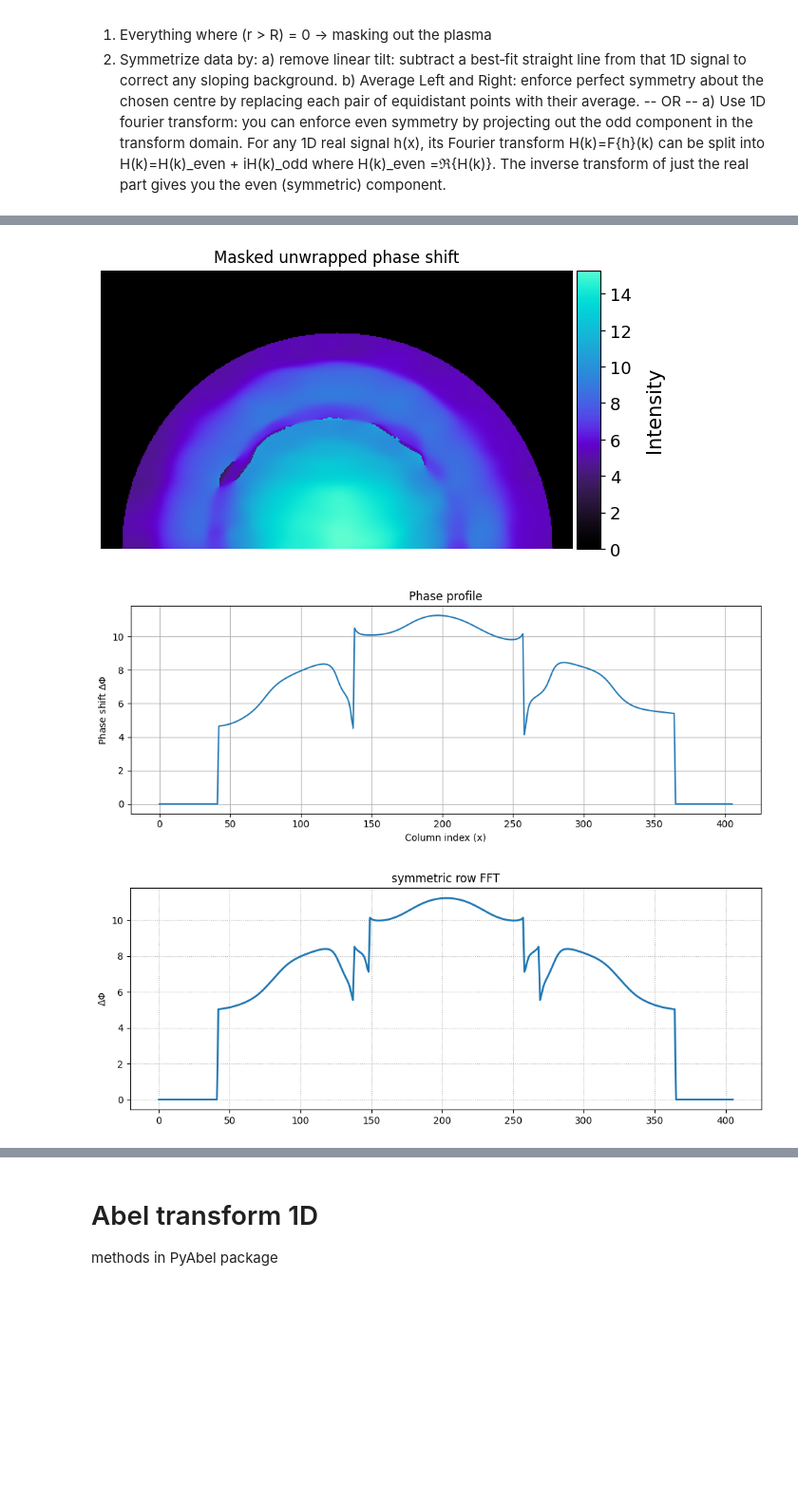
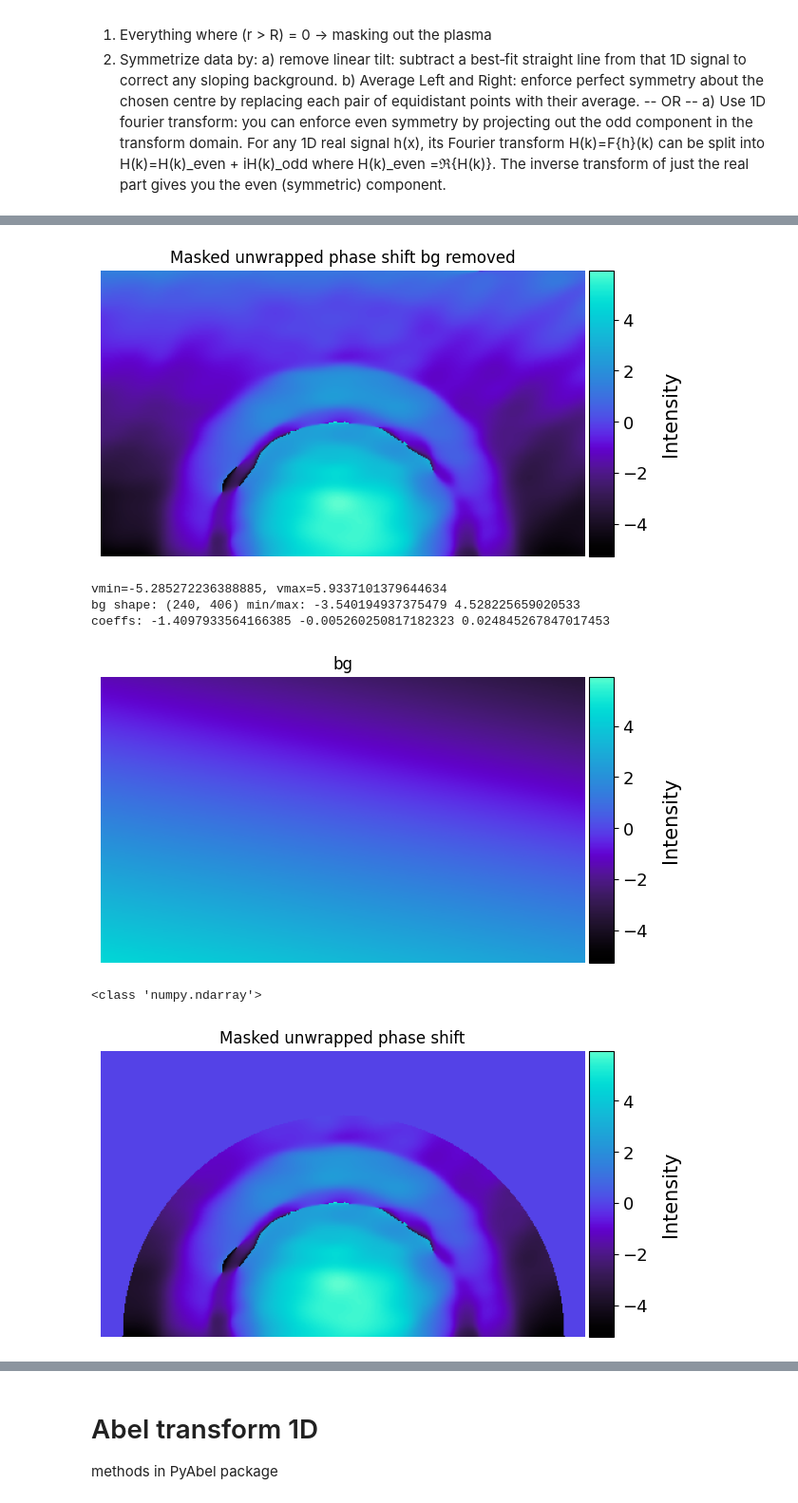
Before and after one commit to josef-codes/Abel-inversion, a Jupyter notebook: src/Phase_shift_extraction_automated.ipynb, the cells around one changed output, grey strips where cells are left out. Shown at 95% size. Drawn from its saved outputs; the diff is of its cells as text; code cells hidden in the pictures; blank space fills up the shorter version.

```diff
--- a/src/Phase_shift_extraction_automated.ipynb
+++ b/src/Phase_shift_extraction_automated.ipynb
@@ -72,8 +72,8 @@ print("--- Files ---")
 # path_img_files = os.path.join(path4, folders4[1])
 # path_ref_files = os.path.join(path, folders[1], folders2[1], folders3[9])
 
-path_img_files = constants.dir_1064_H6_3
-path_ref_files = constants.dir_1064_x2_H6
+path_img_files = global_constants.dir_1064_H6_3
+path_ref_files = global_constants.dir_1064_x2_H6
 
 files_img = global_utils.get_file_names(path_img_files)
 files_img = global_utils.filter_by_M_exact(
@@ -314,24 +309,37 @@ semicircle_mask = functions_abel.make_semicircle_mask((rows, cols),
                          center = (y0, x0),
                          radius =  mask_radius,
                          smooth_sigma = None)
+
+# fit polynomial - remove background:
+bool_tilt_masked = False
+if bool_tilt_masked:
+    mask_flipped = 1 - semicircle_mask.astype(bool) # I need the outside
+    bg, coeffs = functions_phase_shift.fit_plane_background(image_unwrapped, mask=mask_flipped)
+else:
+    bg, coeffs = functions_phase_shift.fit_plane_background(image_unwrapped)
+
+image_unwrapped = image_unwrapped - bg # remove background
+
+bool_normalise_phase = True
+if bool_normalise_phase: # normalise to 0
+    image_unwrapped = functions_abel.normalize_image(image_unwrapped, force_zero=True) # normalise
+
+fig, axes_im = global_functions_im.plot_image(image_unwrapped, title='Masked unwrapped phase shift bg removed', cmap=cmr.cosmic)
+vmin, vmax = axes_im.get_clim()
+print(f"vmin={vmin}, vmax={vmax}")
+print("bg shape:", bg.shape,
+      "min/max:", bg.min(), bg.max())
+c0, c_x, c_y = coeffs
+print("coeffs:", c0, c_x, c_y)
+
+global_functions_im.plot_image(bg,
+                      title="bg",
+                      match_scale=(vmin, vmax),
+                      cmap=cmr.cosmic)
+# global_functions_im.plot_image(bg, title='bg', match_scale = axes_im, cmap=cmr.cosmic)
+print(type(bg))
+
 masked_plasma = image_unwrapped * semicircle_mask
 global_functions_im.plot_image(masked_plasma, title='Masked unwrapped phase shift', cmap=cmr.cosmic)
-
-## --- 2. Symmetrization ---
-row = y0 - 90
-utils.plot_image_row(masked_plasma, row= row, title="Phase profile")
-
-## --- (A) 1D fourier transform ---
-symmetric_row_FFT = functions_abel.symmetrize_via_fft(masked_plasma[row, :])
-utils.plot_1d_profile(symmetric_row_FFT,title='symmetric row FFT',xlabel='',ylabel='$\Delta\Phi$')
-
-## --- (B) Remove linear tilt, average left and right  ---
-# remove_tilt = functions_abel.remove_linear_tilt(masked_plasma[row, :])
-# utils.plot_intensity(remove_tilt)
-# symmetric_row = functions_abel.symmetrize_profile(
-#        remove_tilt,
-#        side = "both"
-# )
-# utils.plot_intensity(symmetric_row)
 # %% [output]
 240 406
@@ -339,4 +346,8 @@ utils.plot_1d_profile(symmetric_row_FFT,title='symmetric row FFT',xlabel='',ylab
 203
-[figure, old version]
+[figure, new version]
+vmin=-5.285272236388885, vmax=5.9337101379644634
+bg shape: (240, 406) min/max: -3.540194937375479 4.528225659020533
+coeffs: -1.4097933564166385 -0.005260250817182323 0.024845267847017453
-[figure, old version]
+[figure, new version]
+<class 'numpy.ndarray'>
-[figure, old version]
+[figure, new version]
```
Also changed, not shown: parts of 11 cells of this notebook, 6 other files.
